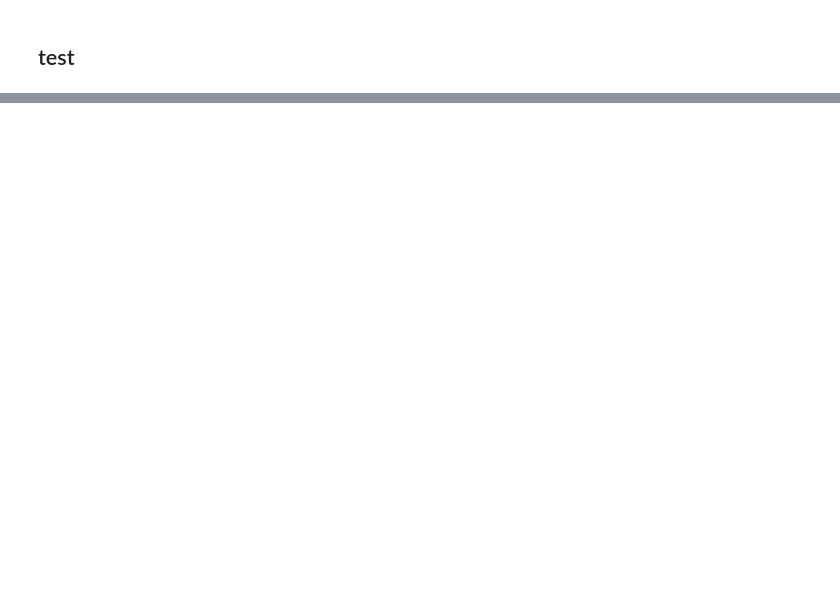
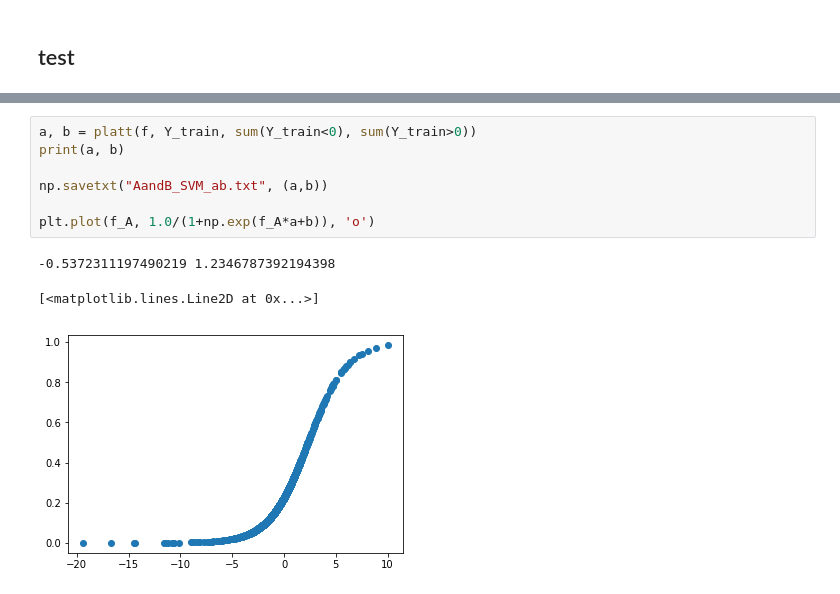
Before and after one commit to ys7yoo/iP300, a Jupyter notebook: train_SVM.ipynb, the cells around one changed output, grey strips where cells are left out. Cells and saved outputs as stored; diff of their text form; blank space fills up the shorter version.

```diff
--- a/train_SVM.ipynb
+++ b/train_SVM.ipynb
@@ -100,0 +162,11 @@ clf.score(X_test_B, Y_test_B)
+# %%
+a, b = platt(f, Y_train, sum(Y_train<0), sum(Y_train>0))
+print(a, b)
+
+np.savetxt("AandB_SVM_ab.txt", (a,b))
+
+plt.plot(f_A, 1.0/(1+np.exp(f_A*a+b)), 'o')
+# %% [output]
+-0.5372311197490219 1.2346787392194398
+[<matplotlib.lines.Line2D at 0x...>]
+[figure, added]
```
Also changed, not shown: parts of 19 cells of this notebook, 1 other file.
